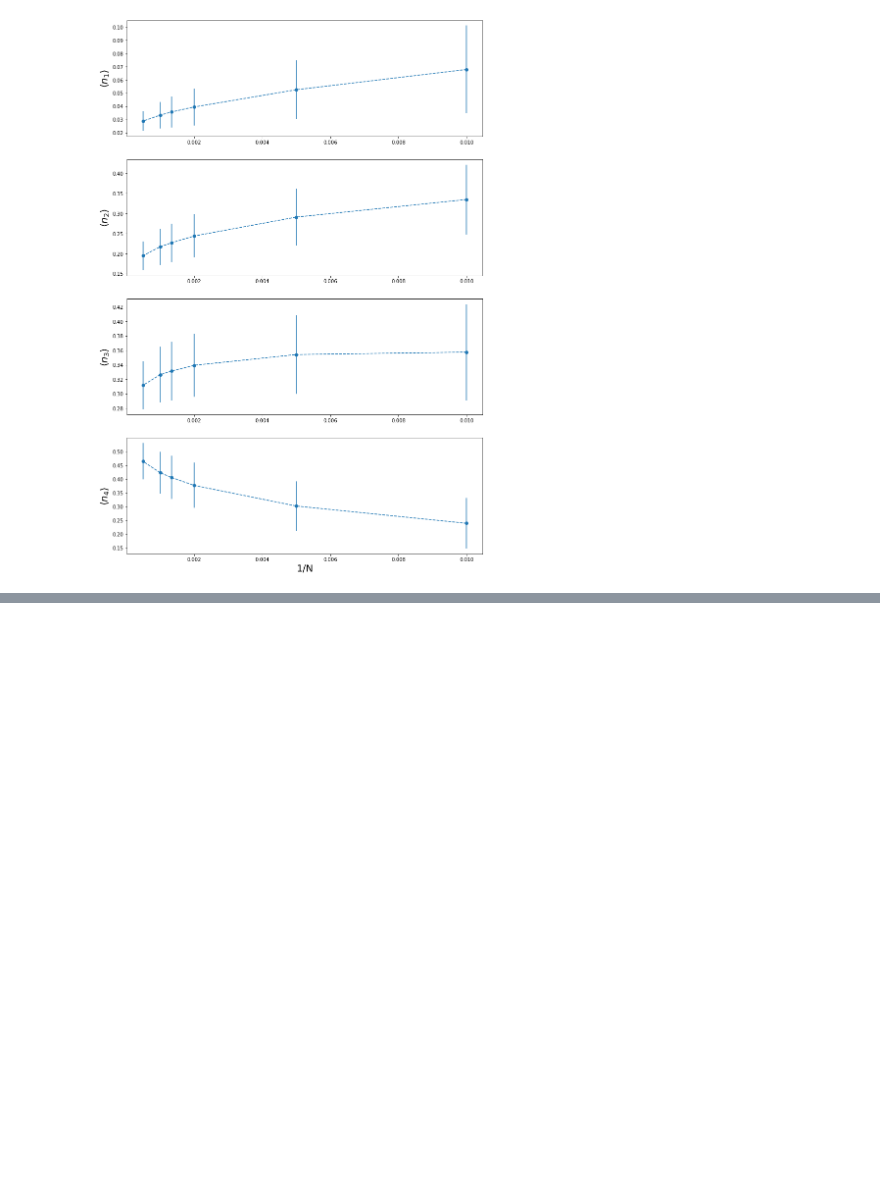
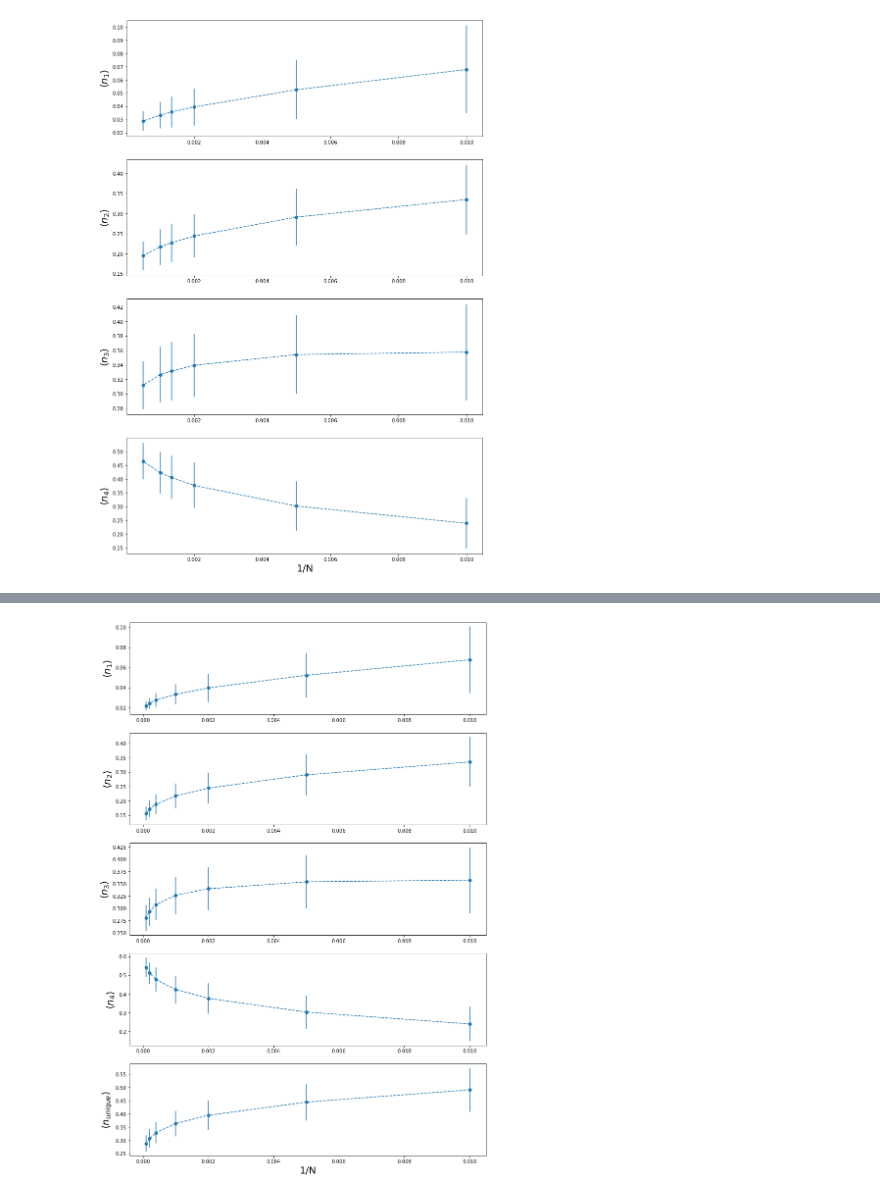
Before and after one commit to Chpel/ProjectMagnet, a Jupyter notebook: Расчёты .ipynb/Drunken_Sailor.ipynb, the cells around one changed output, grey strips where cells are left out. Drawn from its saved outputs; the diff is of its cells as text; code cells hidden in the pictures; blank space fills up the shorter version.

```diff
--- a/Расчёты .ipynb/Drunken_Sailor.ipynb
+++ b/Расчёты .ipynb/Drunken_Sailor.ipynb
@@ -148,0 +151,9 @@ plt.savefig(DIR / 'Images' / 'Rand_Path_N1-4.png')
+# %%
+DIR = Path.cwd().parent / 'Simulation Results' / 'Geo_Rand_Walk_2D'
+files = list(DIR.glob('*.*'))
+df = np.array([np.loadtxt(files[0], skiprows=1)])
+for f in files[1:]:
+    df_0 = np.loadtxt(f, skiprows=1)
+    df = np.append(df, [df_0], axis=0)
+df = df[np.argsort(df[:,0])]
+df
@@ -148,0 +178,15 @@ plt.savefig(DIR / 'Images' / 'Rand_Path_N1-4.png')
+# %%
+fig, ax = plt.subplots(5,1, figsize=(13,20))
+x = 1/df[:,0]
+for i in range(5):
+    y = df[:,i+1]
+    dy = df[:,5+i+1]
+    ax[i].errorbar(x, y, dy, fmt='o--')
+    if i < 4:
+        ax[i].set_ylabel(fr'$\langle n_{i+1} \rangle$', fontsize=20)
+    else:
+        ax[i].set_ylabel(r'$\langle n_{unique} \rangle$', fontsize=20)
+ax[-1].set_xlabel('1/N', fontsize=20)
+plt.savefig(Path.cwd() / 'Images' / 'Rand_Path_N1-4_unique.png')
+# %% [output]
+[figure, added]
```
Also changed, not shown: parts of 2 cells of this notebook, 2 other files.
